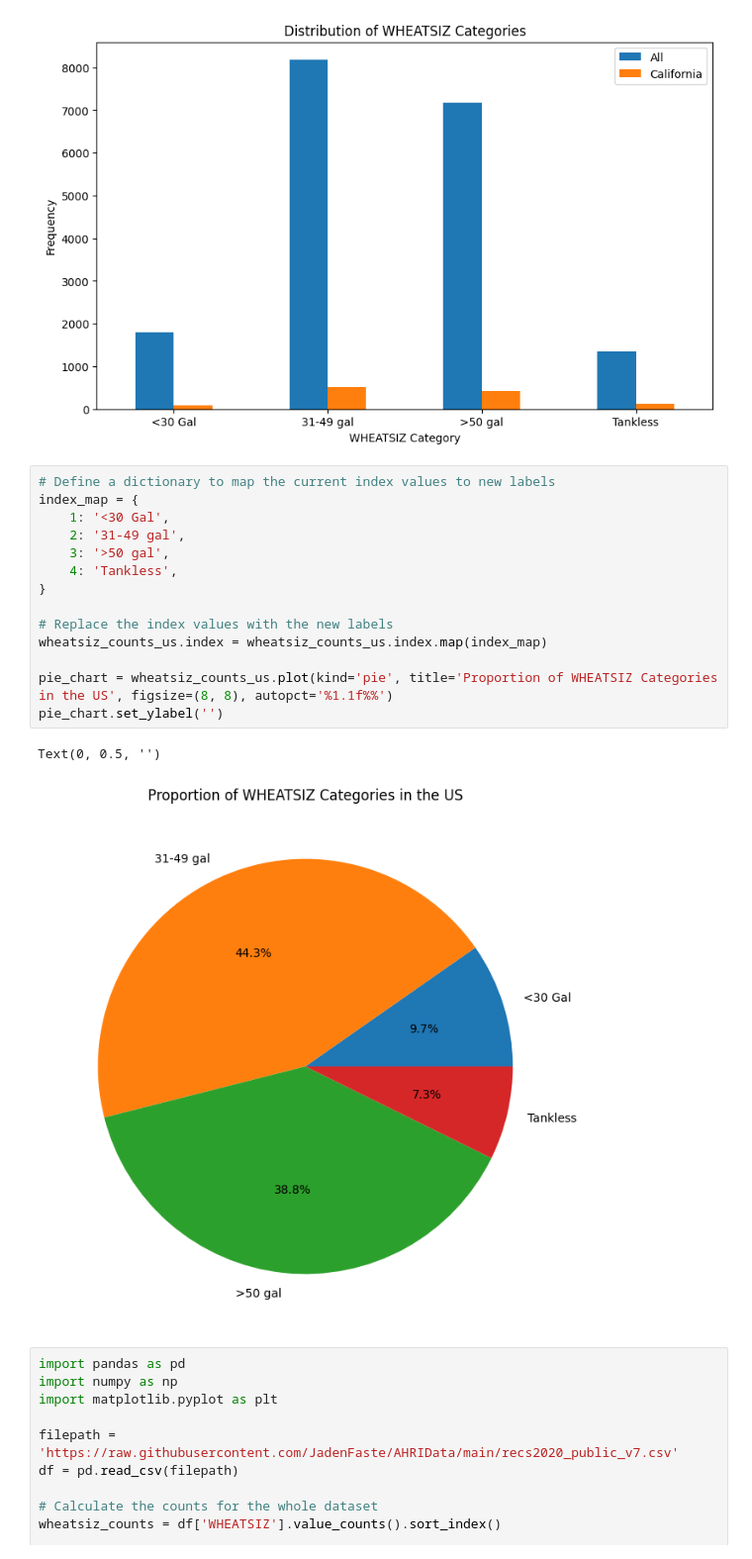
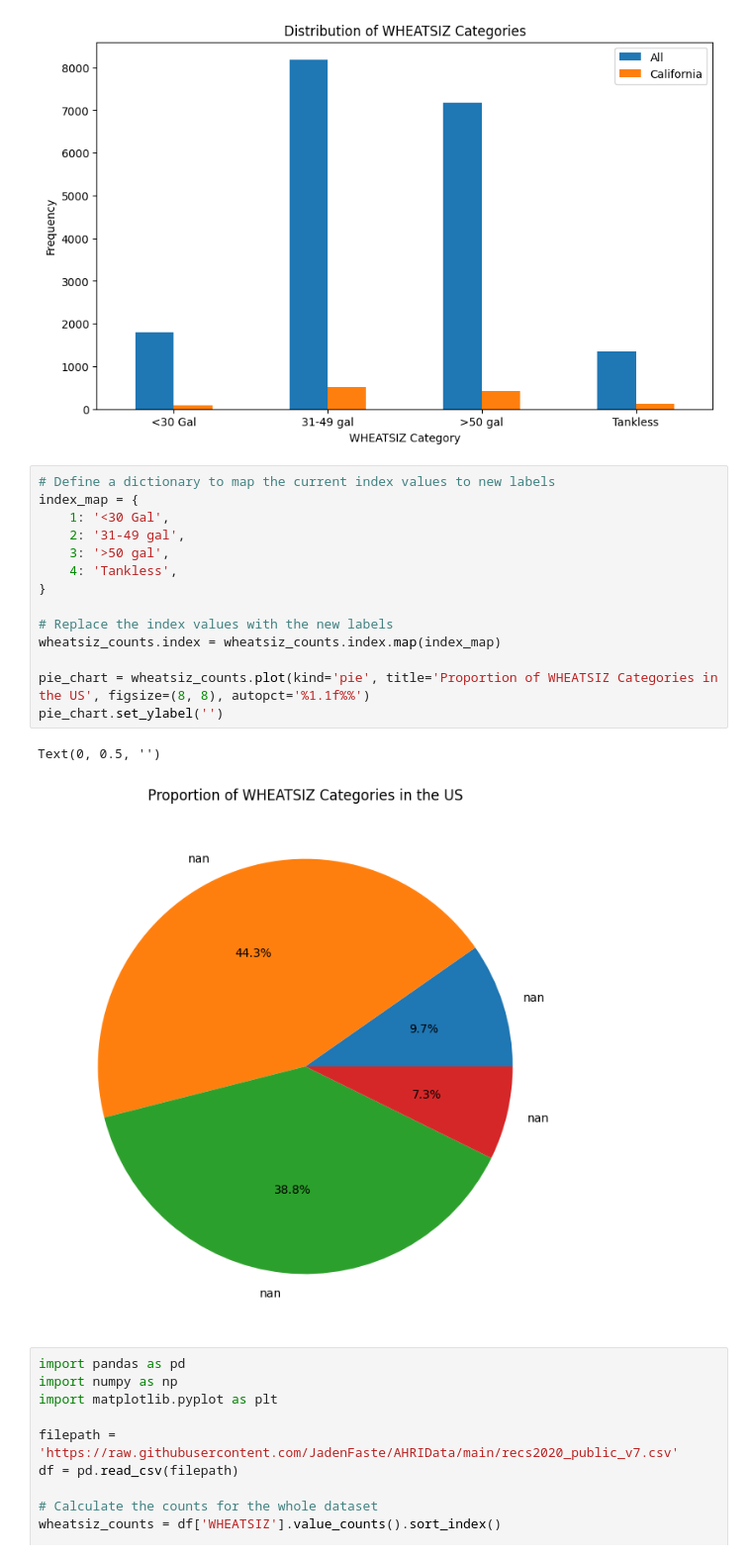
Before and after one commit to JadenFaste/AHRIData, a Jupyter notebook: AHRIAnalysis_V02.ipynb, the cells around one changed output. Shown: that part at 99% size. Cells and saved outputs as stored; diff of their text form.

```diff
--- a/AHRIAnalysis_V02.ipynb
+++ b/AHRIAnalysis_V02.ipynb
@@ -470,20 +470,20 @@ plt.show()
 # %%
 # Define a dictionary to map the current index values to new labels
 index_map = {
     1: '<30 Gal',
     2: '31-49 gal',
     3: '>50 gal',
     4: 'Tankless',
 }
 
 # Replace the index values with the new labels
-wheatsiz_counts_us.index = wheatsiz_counts_us.index.map(index_map)
+wheatsiz_counts.index = wheatsiz_counts.index.map(index_map)
 
-pie_chart = wheatsiz_counts_us.plot(kind='pie', title='Proportion of WHEATSIZ Categories in the US', figsize=(8, 8), autopct='%1.1f%%')
+pie_chart = wheatsiz_counts.plot(kind='pie', title='Proportion of WHEATSIZ Categories in the US', figsize=(8, 8), autopct='%1.1f%%')
 pie_chart.set_ylabel('')
 # %% [output]
 Text(0, 0.5, '')
-[figure, old version]
+[figure, new version]
 # %%
 import pandas as pd
 import numpy as np
```
